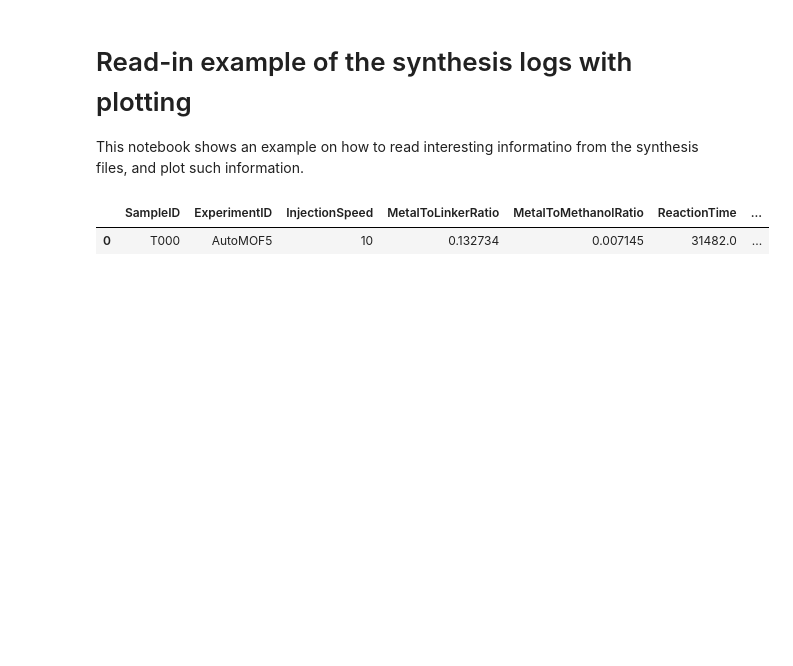
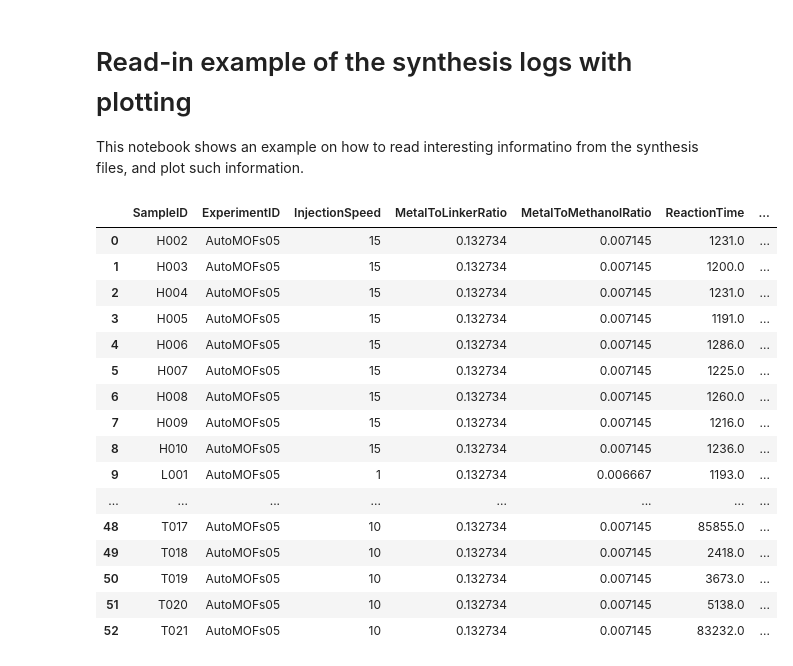
Before and after one commit to BAMresearch/DACHS, a Jupyter notebook: readin_example.ipynb, the cells around one changed output. Saved outputs shown, nothing was run; the diff lists cells and outputs as text; code cells hidden in the pictures; blank space fills up the shorter version.

```diff
--- a/readin_example.ipynb
+++ b/readin_example.ipynb
@@ -24,6 +26,9 @@ from typing import Any, NoReturn
 
 
 
+
+
+import yaml
 
 
 class gimmeItems:  # used to be MutableMappingMixin(MutableMapping)
@@ -95,17 +100,17 @@ class HDFPathsObj(gimmeItems):
     #     converter=str,
     # )
     SampleID: str = field(
-        default="/AutoMOF5/MOF_synthesis_1/RawLog/0/SampleID", # hdf5 location
+        default="/DACHS/MOF_synthesis_1/RawLog/0/SampleID", # hdf5 location
         validator=validators.instance_of(str), # locations are in string format
         converter=str,
     )
     ExperimentID: str = field(
-        default="/AutoMOF5/ID",
+        default="/DACHS/MOF_synthesis_1/RawLog/0/ExperimentID",
         validator=validators.instance_of(str),
         converter=str,
     )
     InjectionSpeed: str = field(
-        default="/AutoMOF5/MOF_synthesis_1/ExtraInformation/InjectionSpeed", # hdf5 location
+        default="/DACHS/MOF_synthesis_1/ExtraInformation/InjectionSpeed", # hdf5 location
         validator=validators.instance_of(str), # locations are in string format
         converter=str,
     )
@@ -116,22 +121,22 @@ class HDFPathsObj(gimmeItems):
     #     converter=str,
     # )
     MetalToLinkerRatio: str = field(
-        default="/AutoMOF5/MOF_synthesis_1/ExtraInformation/MetalToLinkerRatio", # hdf5 location
+        default="/DACHS/MOF_synthesis_1/ExtraInformation/MetalToLinkerRatio", # hdf5 location
         validator=validators.instance_of(str), # locations are in string format
         converter=str,
     )
     MetalToMethanolRatio: str = field(
-        default="/AutoMOF5/MOF_synthesis_1/ExtraInformation/MetalToMethanolRatio",
+        default="/DACHS/MOF_synthesis_1/ExtraInformation/MetalToMethanolRatio",
         validator=validators.instance_of(str),
         converter=str,
     )
     ReactionTime: str = field(
-        default="/AutoMOF5/MOF_synthesis_1/ExtraInformation/ReactionTime",
+        default="/DACHS/MOF_synthesis_1/ExtraInformation/ReactionTime",
         validator=validators.instance_of(str),
         converter=str,
     )
     ChemicalYield: str = field(
-        default="/AutoMOF5/Chemicals/ChemicalYield",
+        default="/DACHS/Chemicals/ChemicalYield",
         validator=validators.instance_of(str),
         converter=str,
     )
@@ -237,5 +239,26 @@ info = scatteringDataObjFromNX(filepath, readConfigObj())
-# %%
-info
-# %% [output]
-|  | SampleID | ExperimentID | InjectionSpeed | MetalToLinkerRatio | MetalToMethanolRatio | ReactionTime | ... |
-| 0 | T000 | AutoMOF5 | 10 | 0.132734 | 0.007145 | 31482.0 | ... |
+# %%
+iList = []
+for filename in Path('tests/testData/').glob('AutoMOFs05_[MTLH]???.h5'):
+    iList += [scatteringDataObjFromNX(filename, readConfigObj())]
+info = pd.concat(iList, axis=0, ignore_index=True)
+info['SampleID'] = info['SampleID'].str.strip()
+info['ReactionType'] = info['SampleID'].str[:1]
+info
+# %% [output]
+|  | SampleID | ExperimentID | InjectionSpeed | MetalToLinkerRatio | MetalToMethanolRatio | ReactionTime | ... |
+| 0 | H002 | AutoMOFs05 | 15 | 0.132734 | 0.007145 | 1231.0 | ... |
+| 1 | H003 | AutoMOFs05 | 15 | 0.132734 | 0.007145 | 1200.0 | ... |
+| 2 | H004 | AutoMOFs05 | 15 | 0.132734 | 0.007145 | 1231.0 | ... |
+| 3 | H005 | AutoMOFs05 | 15 | 0.132734 | 0.007145 | 1191.0 | ... |
+| 4 | H006 | AutoMOFs05 | 15 | 0.132734 | 0.007145 | 1286.0 | ... |
+| 5 | H007 | AutoMOFs05 | 15 | 0.132734 | 0.007145 | 1225.0 | ... |
+| 6 | H008 | AutoMOFs05 | 15 | 0.132734 | 0.007145 | 1260.0 | ... |
+| 7 | H009 | AutoMOFs05 | 15 | 0.132734 | 0.007145 | 1216.0 | ... |
+| 8 | H010 | AutoMOFs05 | 15 | 0.132734 | 0.007145 | 1236.0 | ... |
+| 9 | L001 | AutoMOFs05 | 1 | 0.132734 | 0.006667 | 1193.0 | ... |
+| ... | ... | ... | ... | ... | ... | ... | ... |
+| 48 | T017 | AutoMOFs05 | 10 | 0.132734 | 0.007145 | 85855.0 | ... |
+| 49 | T018 | AutoMOFs05 | 10 | 0.132734 | 0.007145 | 2418.0 | ... |
+| 50 | T019 | AutoMOFs05 | 10 | 0.132734 | 0.007145 | 3673.0 | ... |
+| 51 | T020 | AutoMOFs05 | 10 | 0.132734 | 0.007145 | 5138.0 | ... |
+| 52 | T021 | AutoMOFs05 | 10 | 0.132734 | 0.007145 | 83232.0 | ... |
```
Also changed, not shown: parts of 9 cells of this notebook.
